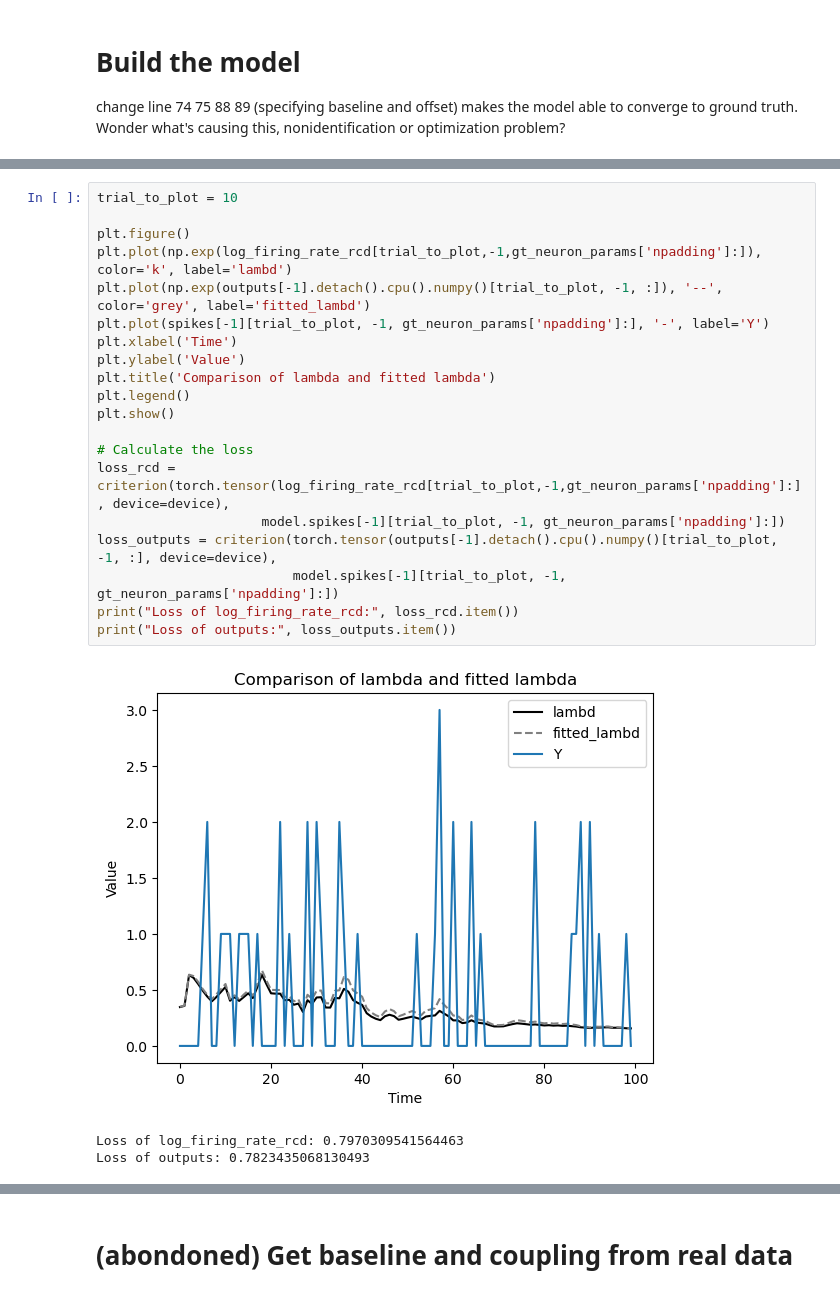
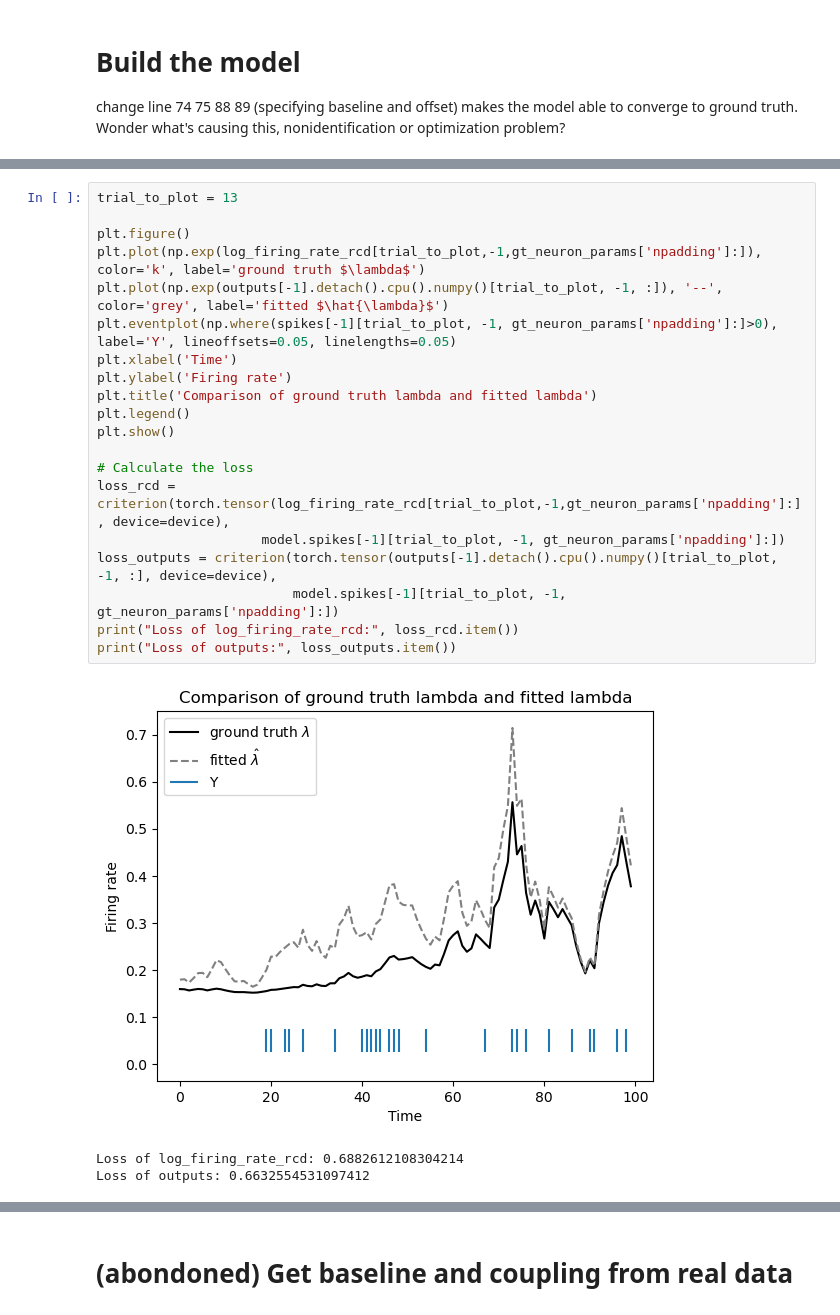
Before and after one commit to Qi-Xin/FC-GPFA, a Jupyter notebook: Decoder&Encoder.ipynb, the cells around one changed output, grey strips where cells are left out. Drawn from its saved outputs; the diff is of its cells as text.

Commit message:
draw a good figure to illustrate overfit in single trial

```diff
--- a/Decoder&Encoder.ipynb
+++ b/Decoder&Encoder.ipynb
@@ -512,27 +531,27 @@ Final loss after 0th E-step: 0.9824
 # %%
-trial_to_plot = 10
+trial_to_plot = 13
 
 plt.figure()
-plt.plot(np.exp(log_firing_rate_rcd[trial_to_plot,-1,gt_neuron_params['npadding']:]), color='k', label='lambd')
-plt.plot(np.exp(outputs[-1].detach().cpu().numpy()[trial_to_plot, -1, :]), '--', color='grey', label='fitted_lambd')
-plt.plot(spikes[-1][trial_to_plot, -1, gt_neuron_params['npadding']:], '-', label='Y')
+plt.plot(np.exp(log_firing_rate_rcd[trial_to_plot,-1,gt_neuron_params['npadding']:]), color='k', label='ground truth $\lambda$')
+plt.plot(np.exp(outputs[-1].detach().cpu().numpy()[trial_to_plot, -1, :]), '--', color='grey', label='fitted $\hat{\lambda}$')
+plt.eventplot(np.where(spikes[-1][trial_to_plot, -1, gt_neuron_params['npadding']:]>0), label='Y', lineoffsets=0.05, linelengths=0.05)
 plt.xlabel('Time')
-plt.ylabel('Value')
-plt.title('Comparison of lambda and fitted lambda')
+plt.ylabel('Firing rate')
+plt.title('Comparison of ground truth lambda and fitted lambda')
 plt.legend()
 plt.show()
 
 # Calculate the loss
 loss_rcd = criterion(torch.tensor(log_firing_rate_rcd[trial_to_plot,-1,gt_neuron_params['npadding']:], device=device),
                      model.spikes[-1][trial_to_plot, -1, gt_neuron_params['npadding']:])
 loss_outputs = criterion(torch.tensor(outputs[-1].detach().cpu().numpy()[trial_to_plot, -1, :], device=device),
                          model.spikes[-1][trial_to_plot, -1, gt_neuron_params['npadding']:])
 print("Loss of log_firing_rate_rcd:", loss_rcd.item())
 print("Loss of outputs:", loss_outputs.item())
 # %% [output]
-[figure, old version]
+[figure, new version]
-Loss of log_firing_rate_rcd: 0.7970309541564463
-Loss of outputs: 0.7823435068130493
+Loss of log_firing_rate_rcd: 0.6882612108304214
+Loss of outputs: 0.6632554531097412
 # %%
 import matplotlib.pyplot as plt
 
```
Also changed, not shown: parts of 7 cells of this notebook.
